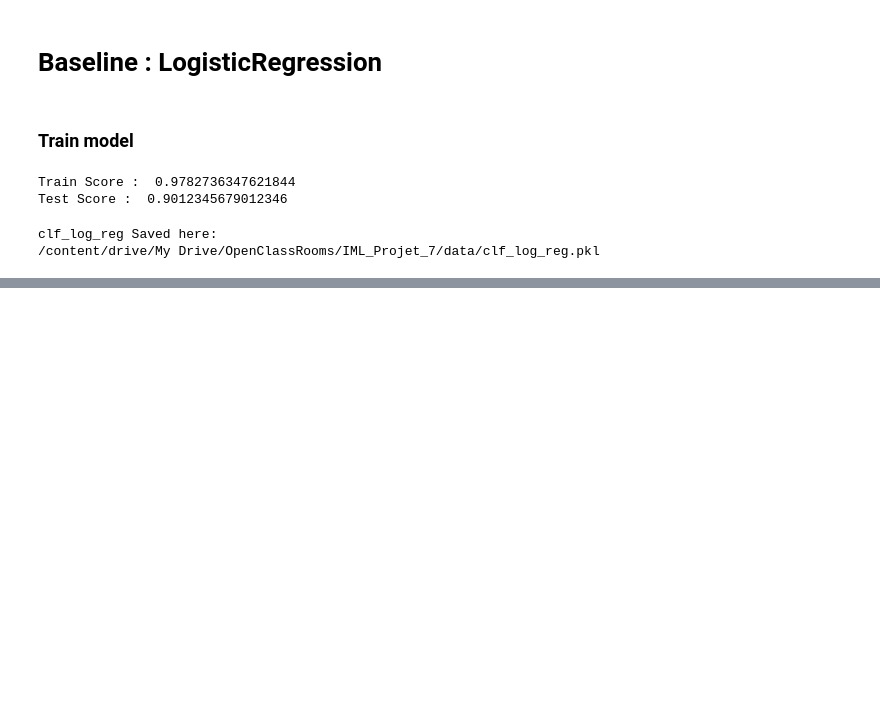
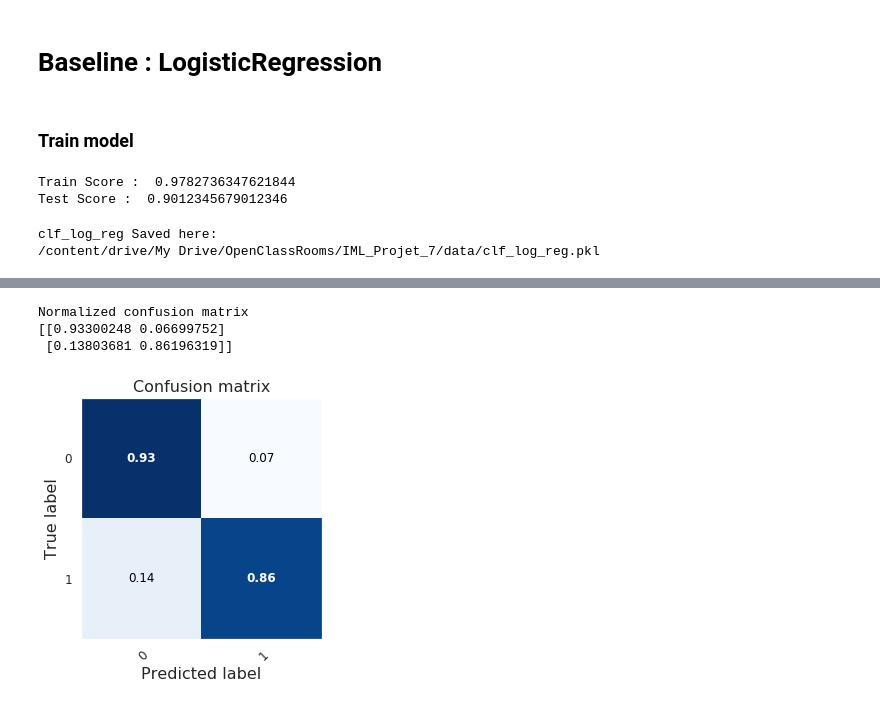
Before and after one commit to jeugregg/FakeNewsDetectionFr, a Jupyter notebook: 04_Train_evaluate_baseline.ipynb, the cells around one changed output, grey strips where cells are left out. Cells and saved outputs as stored; diff of their text form; code cells hidden in the pictures; blank space fills up the shorter version.

```diff
--- a/04_Train_evaluate_baseline.ipynb
+++ b/04_Train_evaluate_baseline.ipynb
@@ -380,0 +560,11 @@ clf_log_reg Saved here:
+# %%
+# Plot non-normalized confusion matrix
+ax = plot_confusion_matrix(df_news[df_news["train"] == False]["fake"],
+                           y_test_pred,
+                           classes=np.array([0,1]), normalize=True,
+                           title='Confusion matrix', size=5)
+# %% [output]
+Normalized confusion matrix
+[[0.93300248 0.06699752]
+ [0.13803681 0.86196319]]
+[figure, added]
```
Also changed, not shown: parts of 45 cells of this notebook, 1 other file.
